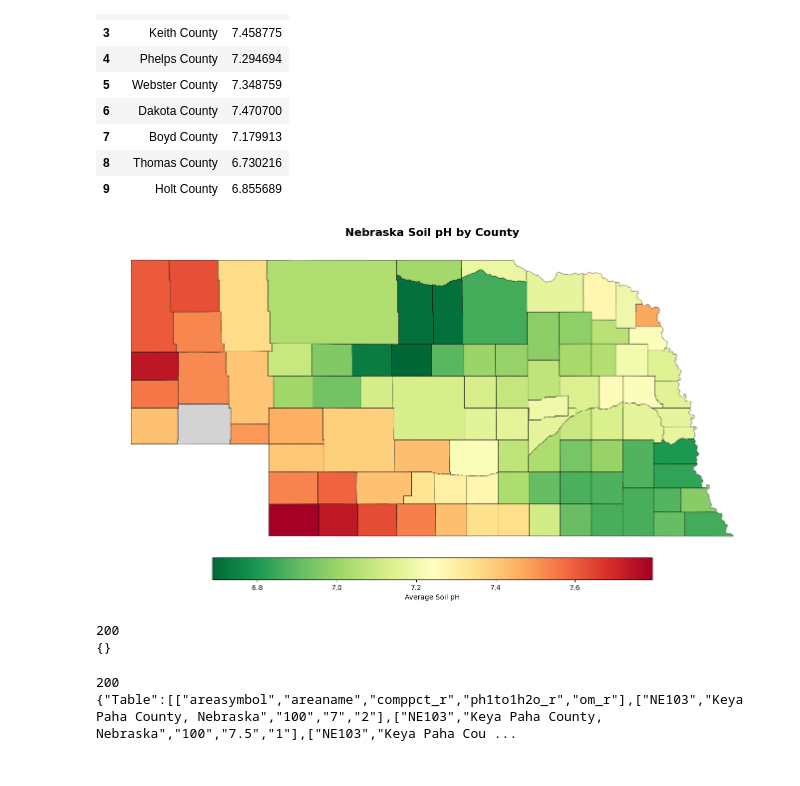
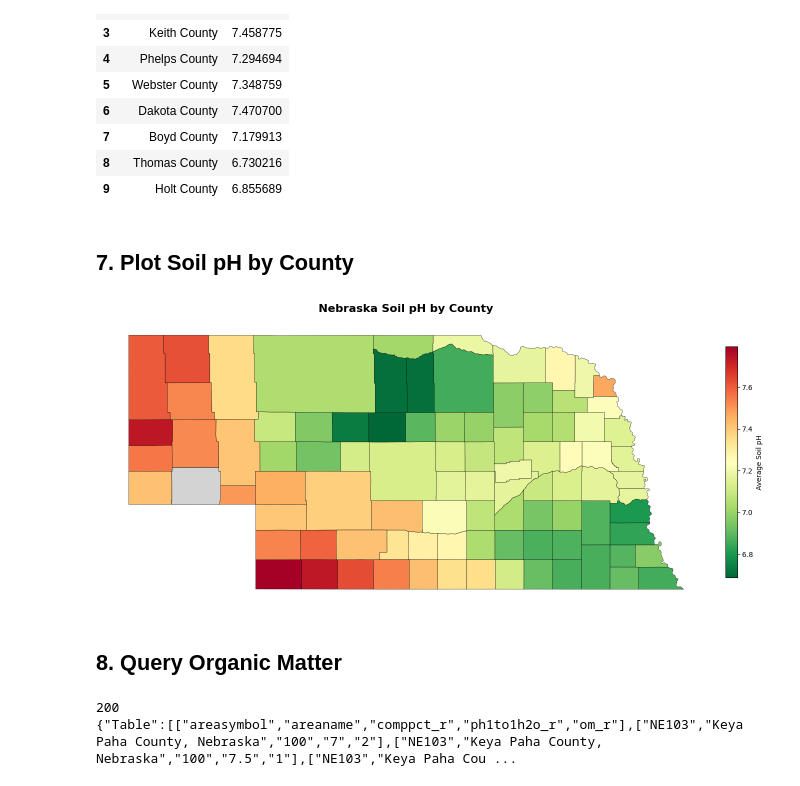
Before and after one commit to kpkrumm/nebraska-soil-analysis, a Jupyter notebook: nebraska-soil-analysis.ipynb, the cells around one changed output. Cells and saved outputs as stored; diff of their text form; code cells hidden in the pictures.

```diff
--- a/nebraska-soil-analysis.ipynb
+++ b/nebraska-soil-analysis.ipynb
@@ -41,5 +70,10 @@ plt.show()
 # %%
-query = """SELECT l.areasymbol, l.areaname, mu.musym, mu.muname,
+import requests
+import json
+
+url = "https://SDMDataAccess.sc.egov.usda.gov/Tabular/post.rest"
+
+query_ph = """SELECT l.areasymbol, l.areaname, mu.musym, mu.muname,
            co.comppct_r, hz.ph1to1h2o_r
            FROM legend l
            JOIN mapunit mu ON mu.lkey = l.lkey
@@ -48,9 +82,15 @@ query = """SELECT l.areasymbol, l.areaname, mu.musym, mu.muname,
            WHERE l.areasymbol LIKE 'NE%'
            AND hz.ph1to1h2o_r IS NOT NULL"""
 
-payload = {"query": query, "format": "json+columnname"}
+payload = {"query": query_ph, "format": "json+columnname"}
+response = requests.post(url, data=payload)
 
-response = requests.post(url, data=payload)
-print(response.status_code)
-print(response.text[:500])
+data = response.json()
+rows = data['Table']
+headers = rows[0]
+df = pd.DataFrame(rows[1:], columns=headers)
+df['ph1to1h2o_r'] = pd.to_numeric(df['ph1to1h2o_r'])
+
+print(f"Loaded {len(df)} soil records")
+df.head()
 # %% [output]
@@ -131,51 +159,37 @@ Counties missing pH data: 1
 | 7 | Boyd County | 7.179913 |
 | 8 | Thomas County | 6.730216 |
 | 9 | Holt County | 6.855689 |
+# %% [markdown]
+## 7. Plot Soil pH by County
 # %%
 fig, ax = plt.subplots(1, 1, figsize=(15, 8))
 
 nebraska_ph.plot(
     column='avg_ph',
     ax=ax,
     cmap='RdYlGn_r',
     legend=True,
     legend_kwds={
         'label': 'Average Soil pH',
-        'orientation': 'horizontal',
+       # 'orientation': 'horizontal',
         'shrink': 0.6,
         'pad': 0.02
     },
     edgecolor='black',
     linewidth=0.4,
     missing_kwds={'color': 'lightgrey', 'label': 'No data'}
 )
 
 ax.set_title('Nebraska Soil pH by County', fontsize=16, fontweight='bold', pad=15)
 ax.set_axis_off()
 
 plt.tight_layout()
 plt.savefig('nebraska_soil_ph.png', dpi=300, bbox_inches='tight')
 plt.show()
 # %% [output]
-[figure, old version]
+[figure, new version]
-# %%
-query_p = """SELECT l.areasymbol, l.areaname,
-           co.comppct_r, hz.pbray1_r
-           FROM legend l
-           JOIN mapunit mu ON mu.lkey = l.lkey
-           JOIN component co ON co.mukey = mu.mukey
-           JOIN chorizon hz ON hz.cokey = co.cokey
-           WHERE l.areasymbol LIKE 'NE%'
-           AND hz.pbray1_r IS NOT NULL"""
-
-payload_p = {"query": query_p, "format": "json+columnname"}
-
-response_p = requests.post(url, data=payload_p)
-print(response_p.status_code)
-print(response_p.text[:500])
-# %% [output]
-200
-{}
+# %% [markdown]
+## 8. Query Organic Matter
 # %%
 query_p = """SELECT l.areasymbol, l.areaname,
            co.comppct_r, hz.ph1to1h2o_r, hz.om_r
```
Also changed, not shown: parts of 57 cells of this notebook, 5 other files.
